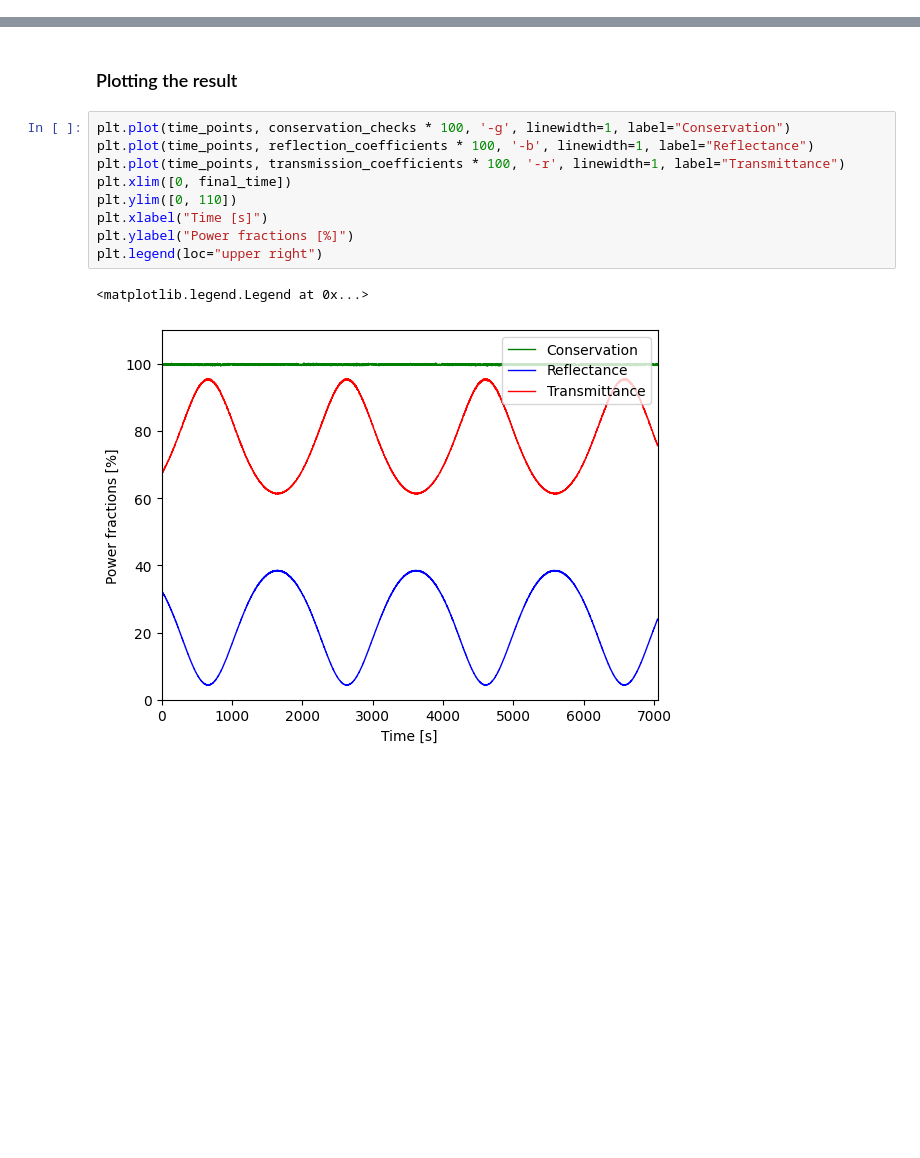
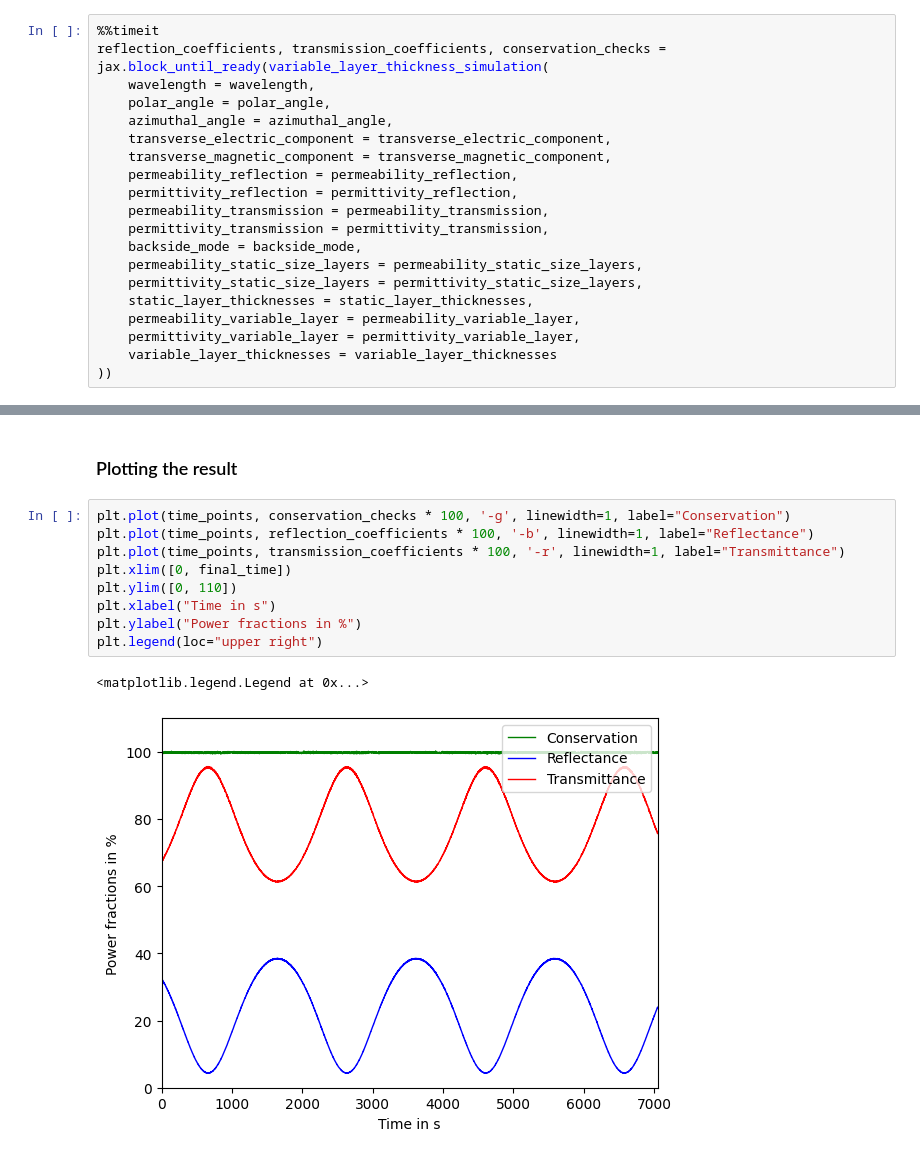
Before and after one commit to leo1200/thin-films, a Jupyter notebook: notebooks/one_growing_layer.ipynb, the cells around one changed output, grey strips where cells are left out. Cells and saved outputs as stored; diff of their text form; blank space fills up the shorter version.

```diff
--- a/notebooks/one_growing_layer.ipynb
+++ b/notebooks/one_growing_layer.ipynb
@@ -84,0 +91,20 @@ reflection_coefficients, transmission_coefficients, conservation_checks = variab
+# %%
+%%timeit
+reflection_coefficients, transmission_coefficients, conservation_checks = jax.block_until_ready(variable_layer_thickness_simulation(
+    wavelength = wavelength,
+    polar_angle = polar_angle,
+    azimuthal_angle = azimuthal_angle,
+    transverse_electric_component = transverse_electric_component,
+    transverse_magnetic_component = transverse_magnetic_component,
+    permeability_reflection = permeability_reflection,
+    permittivity_reflection = permittivity_reflection,
+    permeability_transmission = permeability_transmission,
+    permittivity_transmission = permittivity_transmission,
+    backside_mode = backside_mode,
+    permeability_static_size_layers = permeability_static_size_layers,
+    permittivity_static_size_layers = permittivity_static_size_layers,
+    static_layer_thicknesses = static_layer_thicknesses,
+    permeability_variable_layer = permeability_variable_layer,
+    permittivity_variable_layer = permittivity_variable_layer,
+    variable_layer_thicknesses = variable_layer_thicknesses
+))
@@ -87,12 +115,12 @@ reflection_coefficients, transmission_coefficients, conservation_checks = variab
 # %%
 plt.plot(time_points, conservation_checks * 100, '-g', linewidth=1, label="Conservation")
 plt.plot(time_points, reflection_coefficients * 100, '-b', linewidth=1, label="Reflectance")
 plt.plot(time_points, transmission_coefficients * 100, '-r', linewidth=1, label="Transmittance")
 plt.xlim([0, final_time])
 plt.ylim([0, 110])
-plt.xlabel("Time [s]")
-plt.ylabel("Power fractions [%]")
+plt.xlabel("Time in s")
+plt.ylabel("Power fractions in %")
 plt.legend(loc="upper right")
 # %% [output]
 <matplotlib.legend.Legend at 0x...>
-[figure, old version]
+[figure, new version]
```
Also changed, not shown: parts of 13 cells of this notebook, 1 other file.
